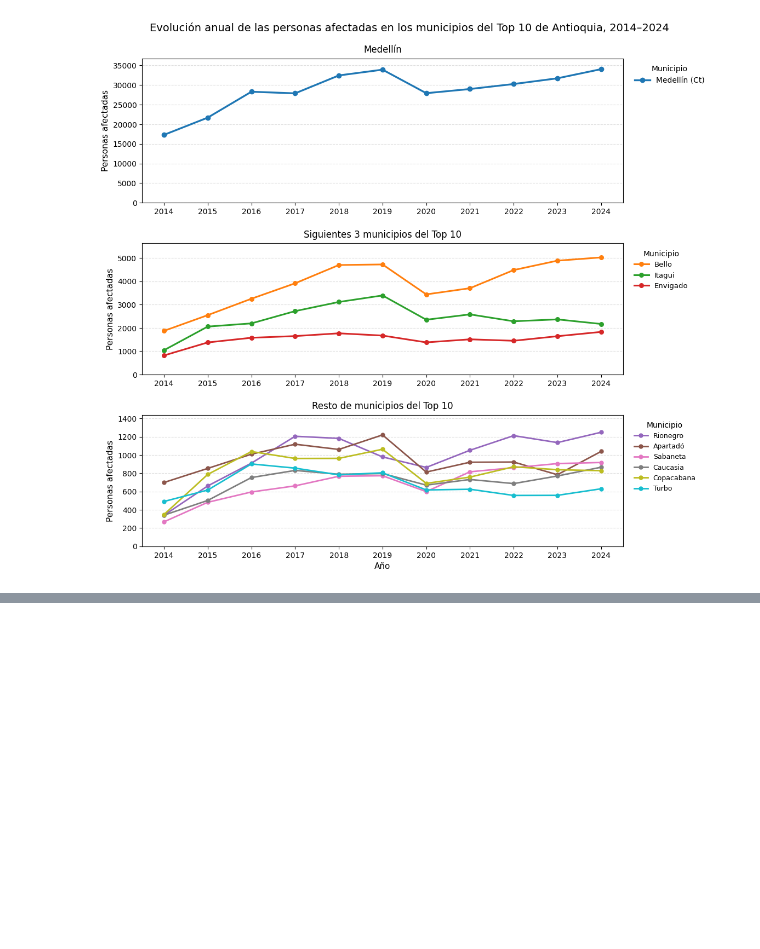
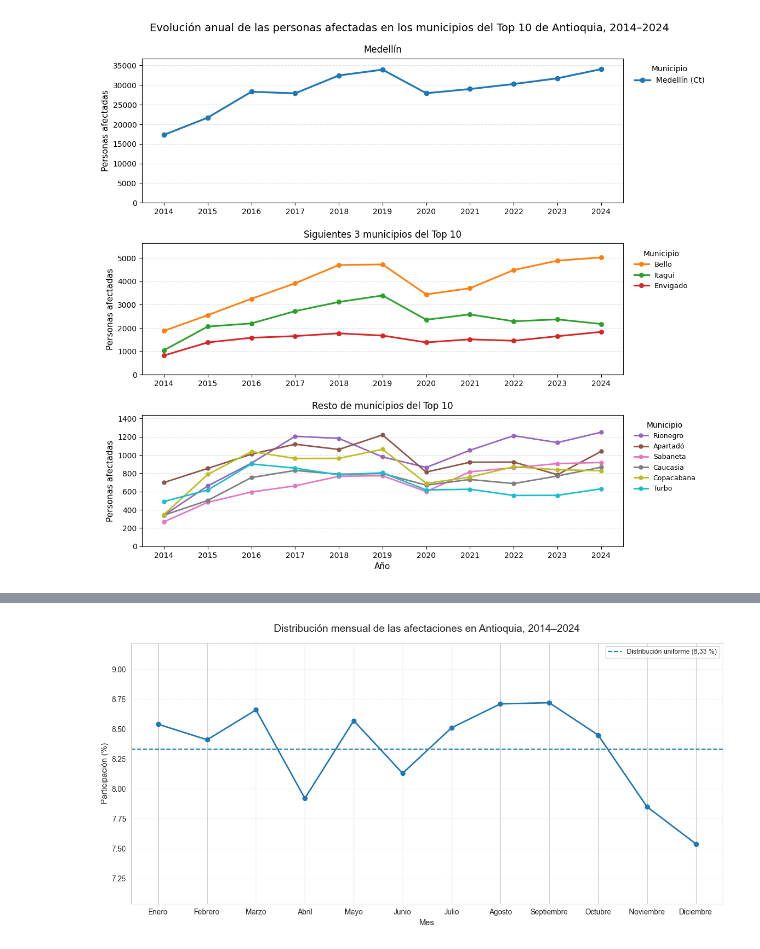
Before and after one commit to SaraBalbin/DW_Analisis_Criminalidad_Colombia, a Jupyter notebook: 05_Analisis_temporal.ipynb, the cells around one changed output, grey strips where cells are left out. Cells and saved outputs as stored; diff of their text form; code cells hidden in the pictures; blank space fills up the shorter version.

Commit message:
Avance en analisis de patrones mes x año x afectaciones

```diff
--- a/05_Analisis_temporal.ipynb
+++ b/05_Analisis_temporal.ipynb
@@ -647,0 +691,72 @@ Restantes: ['Rionegro', 'Apartadó', 'Sabaneta', 'Caucasia', 'Copacabana', 'Turb
+# %%
+import pandas as pd
+import matplotlib.pyplot as plt
+
+# Copia del dataframe
+df_plot = df_mes_general.copy()
+
+# Orden correcto de los meses
+orden_meses = [
+    "Enero", "Febrero", "Marzo", "Abril",
+    "Mayo", "Junio", "Julio", "Agosto",
+    "Septiembre", "Octubre", "Noviembre", "Diciembre"
+]
+
+df_plot["nombre_mes"] = pd.Categorical(
+    df_plot["nombre_mes"],
+    categories=orden_meses,
+    ordered=True
+)
+
+df_plot = df_plot.sort_values("mes")
+
+# ==========================================================
+# GRÁFICA
+# ==========================================================
+
+plt.figure(figsize=(12, 6))
+
+plt.plot(
+    df_plot["nombre_mes"],
+    df_plot["participacion_mensual"],
+    marker="o",
+    linewidth=2
+)
+
+# Referencia de distribución uniforme
+plt.axhline(
+    y=100 / 12,
+    linestyle="--",
+    linewidth=1.5,
+    label="Distribución uniforme (8,33 %)"
+)
+
+plt.title(
+    "Distribución mensual de las afectaciones en Antioquia, 2014–2024",
+    fontsize=14,
+    pad=15
+)
+
+plt.xlabel("Mes", fontsize=11)
+plt.ylabel("Participación (%)", fontsize=11)
+
+plt.xticks(rotation=0)
+
+# Ajuste del eje Y
+plt.ylim(
+    df_plot["participacion_mensual"].min() - 0.5,
+    df_plot["participacion_mensual"].max() + 0.5
+)
+
+plt.grid(
+    axis="y",
+    linestyle="--",
+    alpha=0.3
+)
+
+plt.legend()
+
+plt.tight_layout()
+plt.show()
+# %% [output]
+[figure, added]
```
Also changed, not shown: parts of 12 cells of this notebook, 1 other file.
